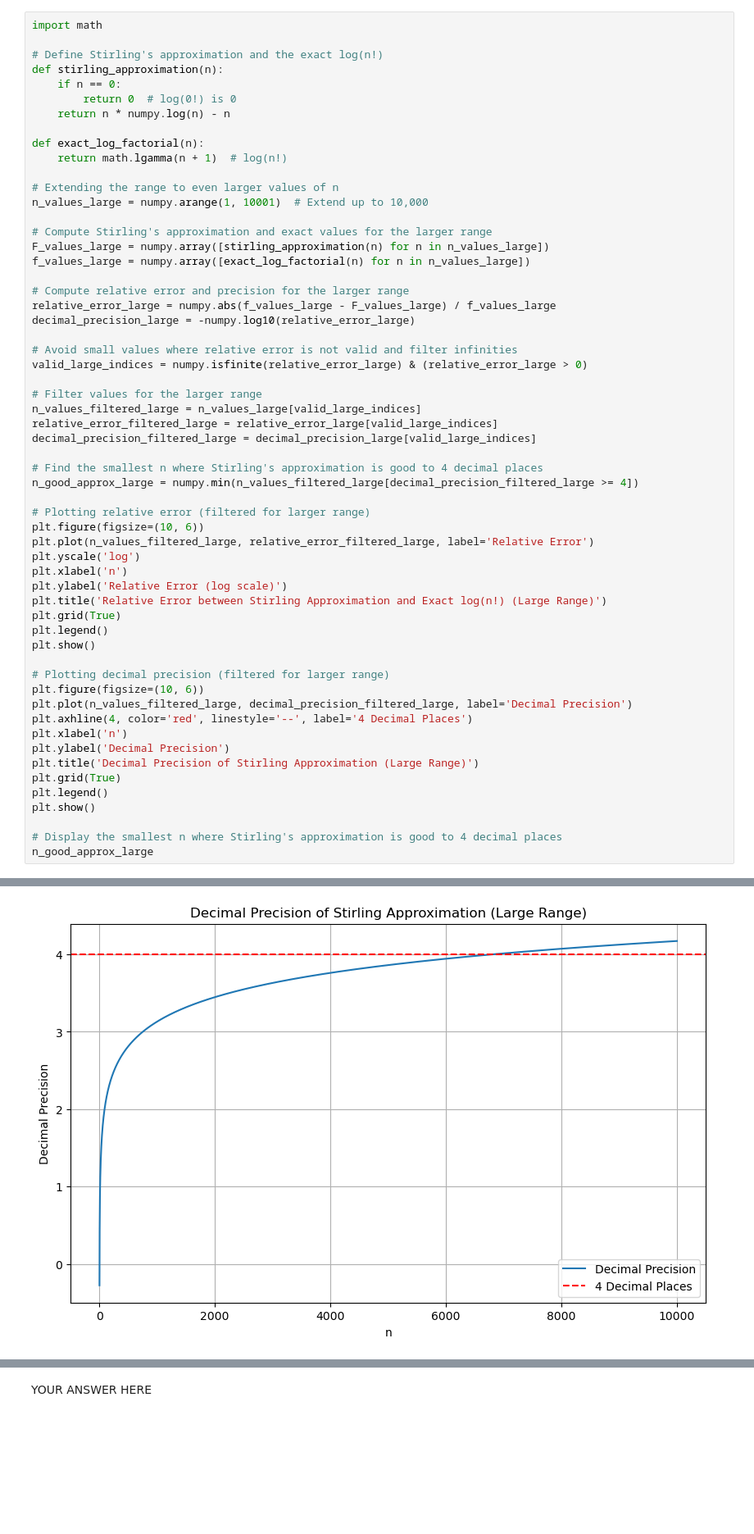
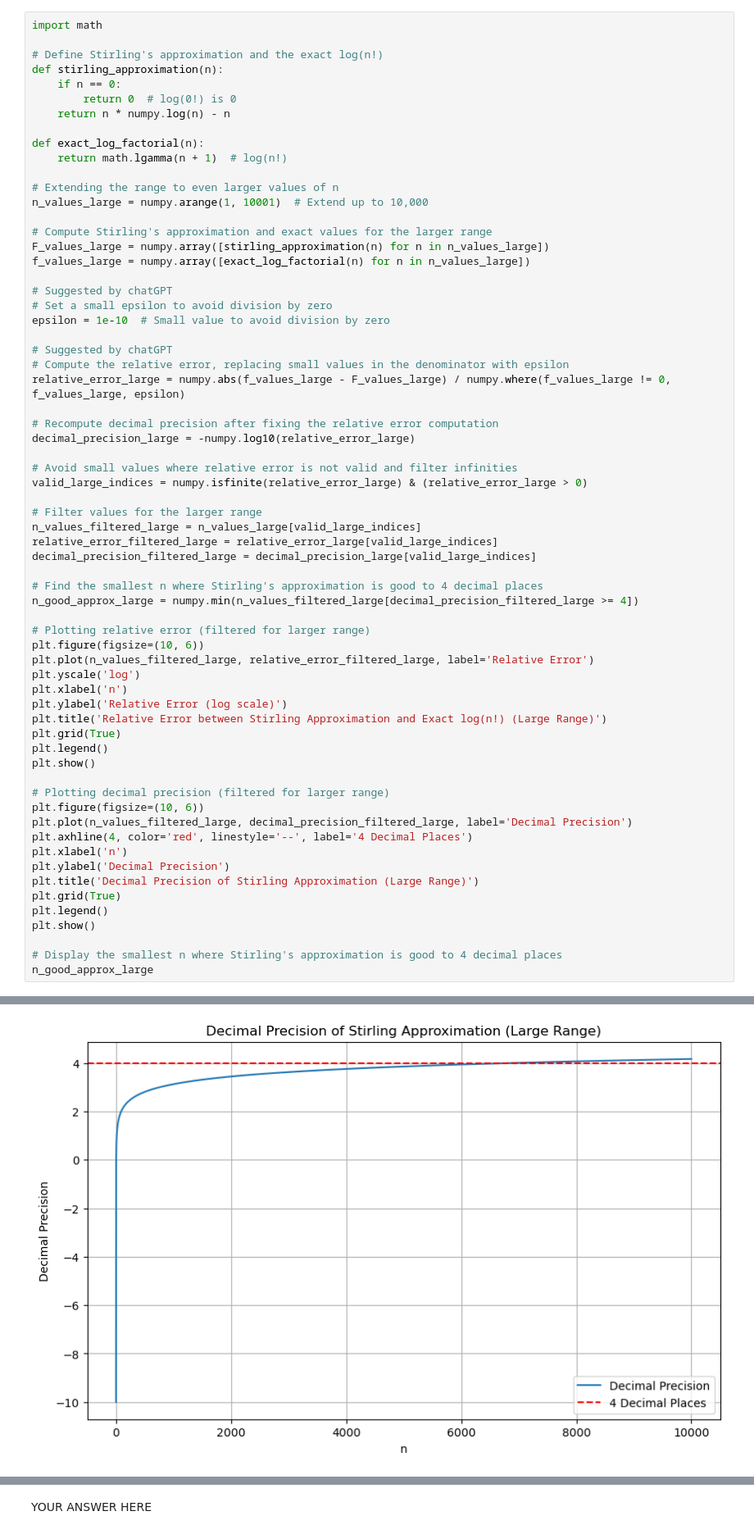
Before and after one commit to ArminNouri/intro-numerical-methods, a Jupyter notebook: hw1/HW1_error-1.ipynb, the cells around one changed output, grey strips where cells are left out. Shown at 82% size. Cells and saved outputs as stored; diff of their text form; blank space fills up the shorter version.

Commit message:
Divide by 0 error

```diff
--- a/hw1/HW1_error-1.ipynb
+++ b/hw1/HW1_error-1.ipynb
@@ -225,8 +225,15 @@ n_values_large = numpy.arange(1, 10001)  # Extend up to 10,000
 F_values_large = numpy.array([stirling_approximation(n) for n in n_values_large])
 f_values_large = numpy.array([exact_log_factorial(n) for n in n_values_large])
 
-# Compute relative error and precision for the larger range
-relative_error_large = numpy.abs(f_values_large - F_values_large) / f_values_large
+# Suggested by chatGPT
+# Set a small epsilon to avoid division by zero
+epsilon = 1e-10  # Small value to avoid division by zero
+
+# Suggested by chatGPT
+# Compute the relative error, replacing small values in the denominator with epsilon
+relative_error_large = numpy.abs(f_values_large - F_values_large) / numpy.where(f_values_large != 0, f_values_large, epsilon)
+
+# Recompute decimal precision after fixing the relative error computation
 decimal_precision_large = -numpy.log10(relative_error_large)
 
 # Avoid small values where relative error is not valid and filter infinities
@@ -269,4 +276,4 @@ n_good_approx_large
-[figure, old version]
+[figure, new version]
 6813
 # %% [markdown]
 YOUR ANSWER HERE
```
Also changed, not shown: parts of 1 cell of this notebook.
